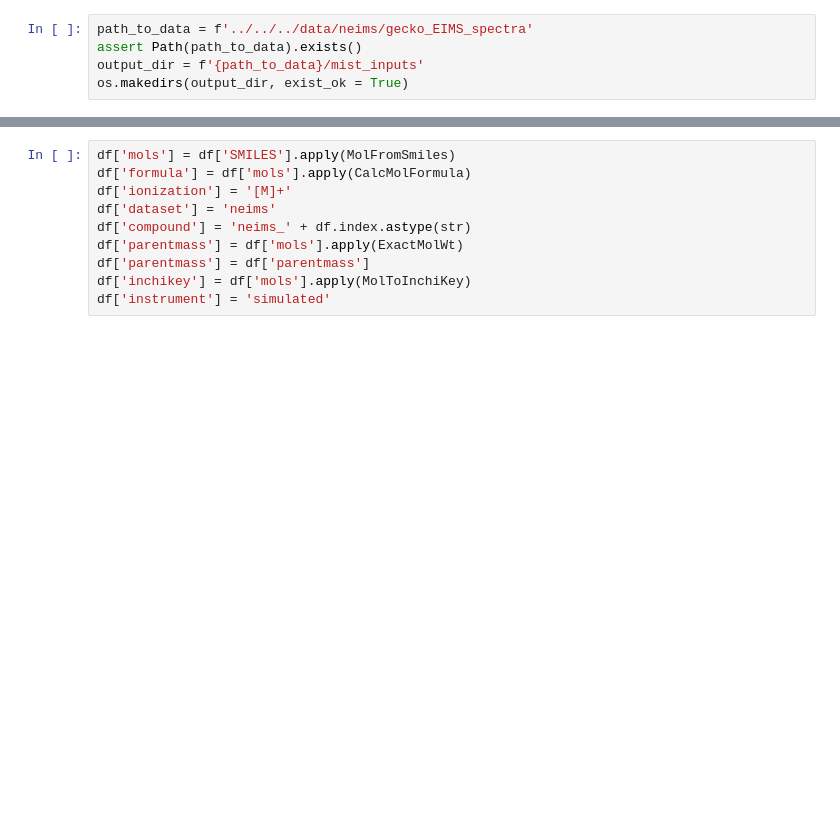
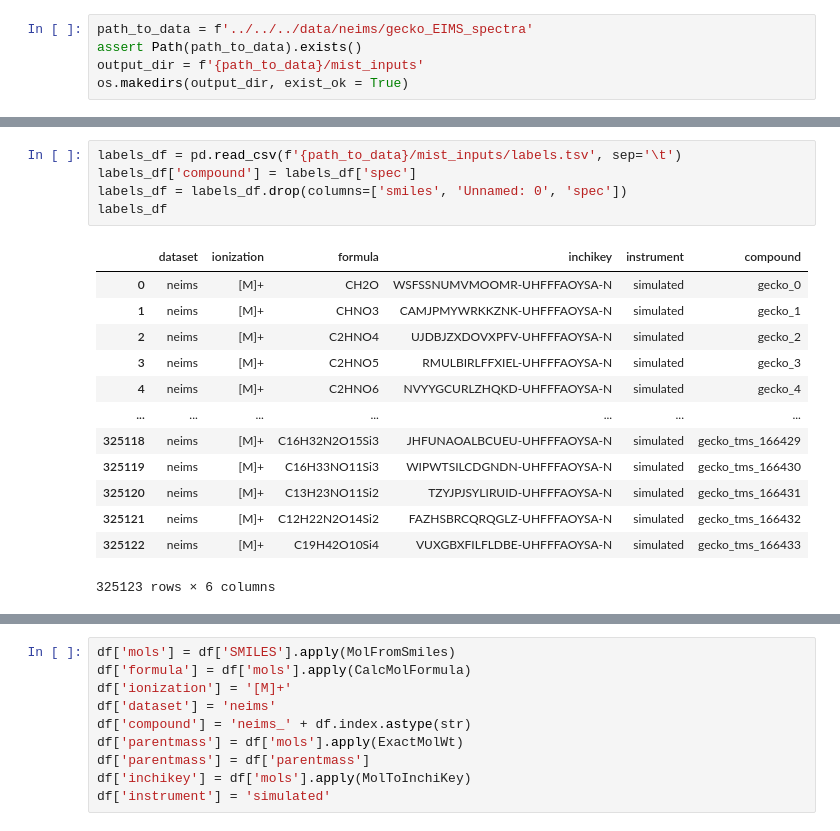
Before and after one commit to kuulia/mist, a Jupyter notebook: data_processing/neims/gecko_EIMS_spectra/preprocess_ms_gen.ipynb, the cells around one changed output, grey strips where cells are left out. Saved outputs shown, nothing was run; the diff lists cells and outputs as text; blank space fills up the shorter version.

```diff
--- a/data_processing/neims/gecko_EIMS_spectra/preprocess_ms_gen.ipynb
+++ b/data_processing/neims/gecko_EIMS_spectra/preprocess_ms_gen.ipynb
@@ -49,0 +62,19 @@ with open(fname, 'rb') as file:
+# %%
+labels_df = pd.read_csv(f'{path_to_data}/mist_inputs/labels.tsv', sep='\t')
+labels_df['compound'] = labels_df['spec']
+labels_df = labels_df.drop(columns=['smiles', 'Unnamed: 0', 'spec'])
+labels_df
+# %% [output]
+|  | dataset | ionization | formula | inchikey | instrument | compound |
+| 0 | neims | [M]+ | CH2O | WSFSSNUMVMOOMR-UHFFFAOYSA-N | simulated | gecko_0 |
+| 1 | neims | [M]+ | CHNO3 | CAMJPMYWRKKZNK-UHFFFAOYSA-N | simulated | gecko_1 |
+| 2 | neims | [M]+ | C2HNO4 | UJDBJZXDOVXPFV-UHFFFAOYSA-N | simulated | gecko_2 |
+| 3 | neims | [M]+ | C2HNO5 | RMULBIRLFFXIEL-UHFFFAOYSA-N | simulated | gecko_3 |
+| 4 | neims | [M]+ | C2HNO6 | NVYYGCURLZHQKD-UHFFFAOYSA-N | simulated | gecko_4 |
+| ... | ... | ... | ... | ... | ... | ... |
+| 325118 | neims | [M]+ | C16H32N2O15Si3 | JHFUNAOALBCUEU-UHFFFAOYSA-N | simulated | gecko_tms_166429 |
+| 325119 | neims | [M]+ | C16H33NO11Si3 | WIPWTSILCDGNDN-UHFFFAOYSA-N | simulated | gecko_tms_166430 |
+| 325120 | neims | [M]+ | C13H23NO11Si2 | TZYJPJSYLIRUID-UHFFFAOYSA-N | simulated | gecko_tms_166431 |
+| 325121 | neims | [M]+ | C12H22N2O14Si2 | FAZHSBRCQRQGLZ-UHFFFAOYSA-N | simulated | gecko_tms_166432 |
+| 325122 | neims | [M]+ | C19H42O10Si4 | VUXGBXFILFLDBE-UHFFFAOYSA-N | simulated | gecko_tms_166433 |
+325123 rows × 6 columns
```
Also changed, not shown: parts of 7 cells of this notebook, 5 other files.
